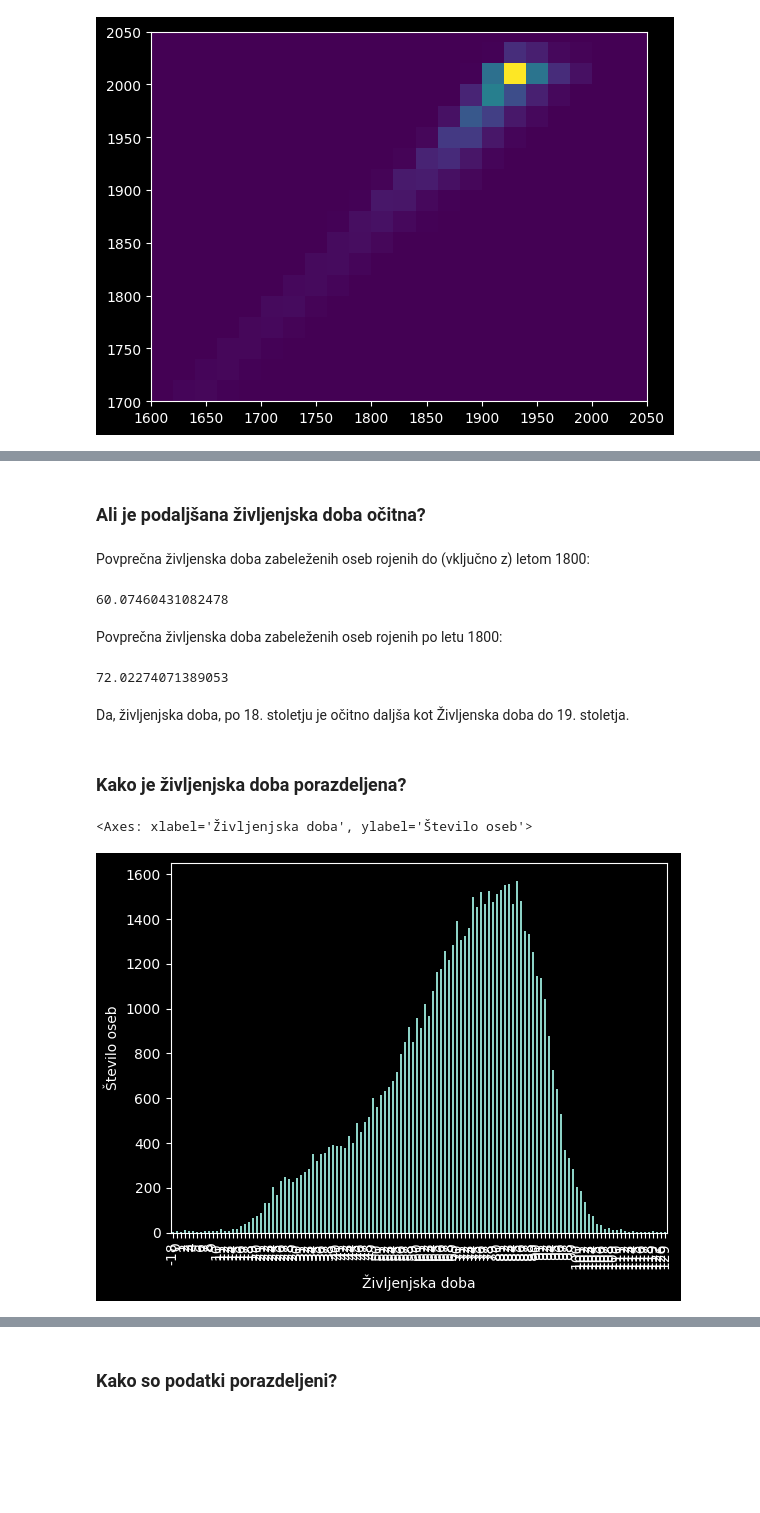
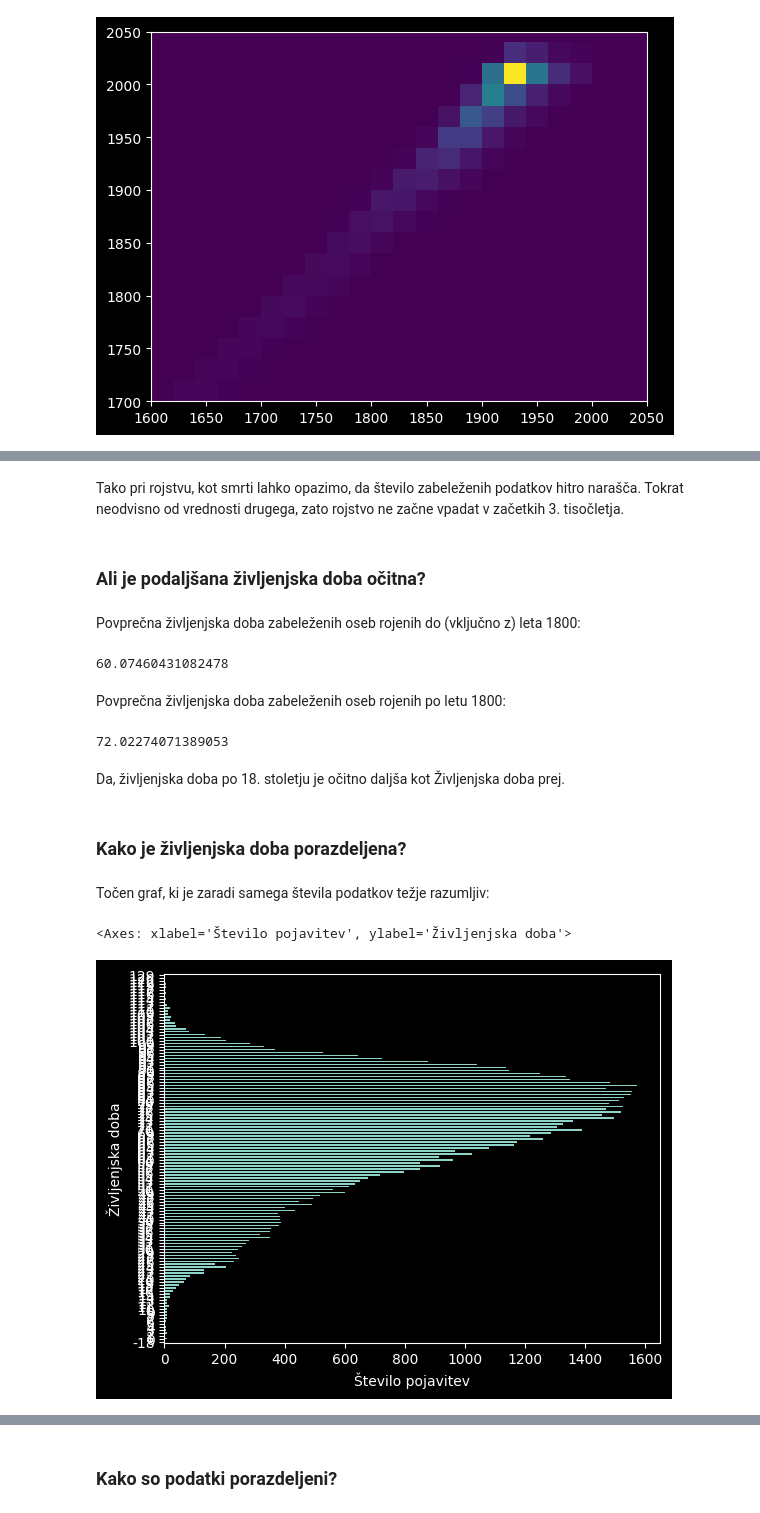
Before and after one commit to zivaheg/projektnaUVP, a Jupyter notebook: analiza.ipynb, the cells around one changed output, grey strips where cells are left out. Saved outputs shown, nothing was run; the diff lists cells and outputs as text; code cells hidden in the pictures; blank space fills up the shorter version.

```diff
--- a/analiza.ipynb
+++ b/analiza.ipynb
@@ -153,7 +160,9 @@ Velika večina vseh rojstev in smrti je v okolici 2. tisočletja
+# %% [markdown]
+Tako pri rojstvu, kot smrti lahko opazimo, da število zabeleženih podatkov hitro narašča. Tokrat neodvisno od vrednosti drugega, zato rojstvo ne začne vpadat v začetkih 3. tisočletja.
 # %% [markdown]
 ### Ali je podaljšana življenjska doba očitna?
 # %% [markdown]
-Povprečna življenska doba zabeleženih oseb rojenih do (vključno z) letom 1800:
+Povprečna življenjska doba zabeleženih oseb rojenih do (vključno z) leta 1800:
 # %%
 filter = podana_zivljenjska_doba["Rojstvo"] <= 1800
 rojstvo_do_1800 = podana_zivljenjska_doba[filter]
@@ -161,7 +170,7 @@ rojstvo_do_1800["Življenjska doba"].mean()
 # %% [output]
 60.07460431082478
 # %% [markdown]
-Povprečna življenska doba zabeleženih oseb rojenih po letu 1800:
+Povprečna življenjska doba zabeleženih oseb rojenih po letu 1800:
 # %%
 filter = podana_zivljenjska_doba["Rojstvo"] > 1800
 rojstvo_po_1800 = podana_zivljenjska_doba[filter]
@@ -169,12 +178,14 @@ rojstvo_po_1800["Življenjska doba"].mean()
 # %% [output]
 72.02274071389053
 # %% [markdown]
-Da, življenjska doba, po 18. stoletju je očitno daljša kot Življenska doba do 19. stoletja.
+Da, življenjska doba po 18. stoletju je očitno daljša kot Življenjska doba prej.
 # %% [markdown]
 ### Kako je življenjska doba porazdeljena?
+# %% [markdown]
+Točen graf, ki je zaradi samega števila podatkov težje razumljiv:
 # %%
-zivljenjska_d = podana_zivljenjska_doba.groupby(by="Življenjska doba").size()
-zivljenjska_d.plot.bar(ylabel="Število oseb")
+pojavitev_zd = podana_zivljenjska_doba.groupby(by="Življenjska doba").size()
+pojavitev_zd.plot.barh(xlabel="Število pojavitev", ylabel="Življenjska doba")
 # %% [output]
-<Axes: xlabel='Življenjska doba', ylabel='Število oseb'>
+<Axes: xlabel='Število pojavitev', ylabel='Življenjska doba'>
-[figure, old version]
+[figure, new version]
```
Also changed, not shown: parts of 34 cells of this notebook.
